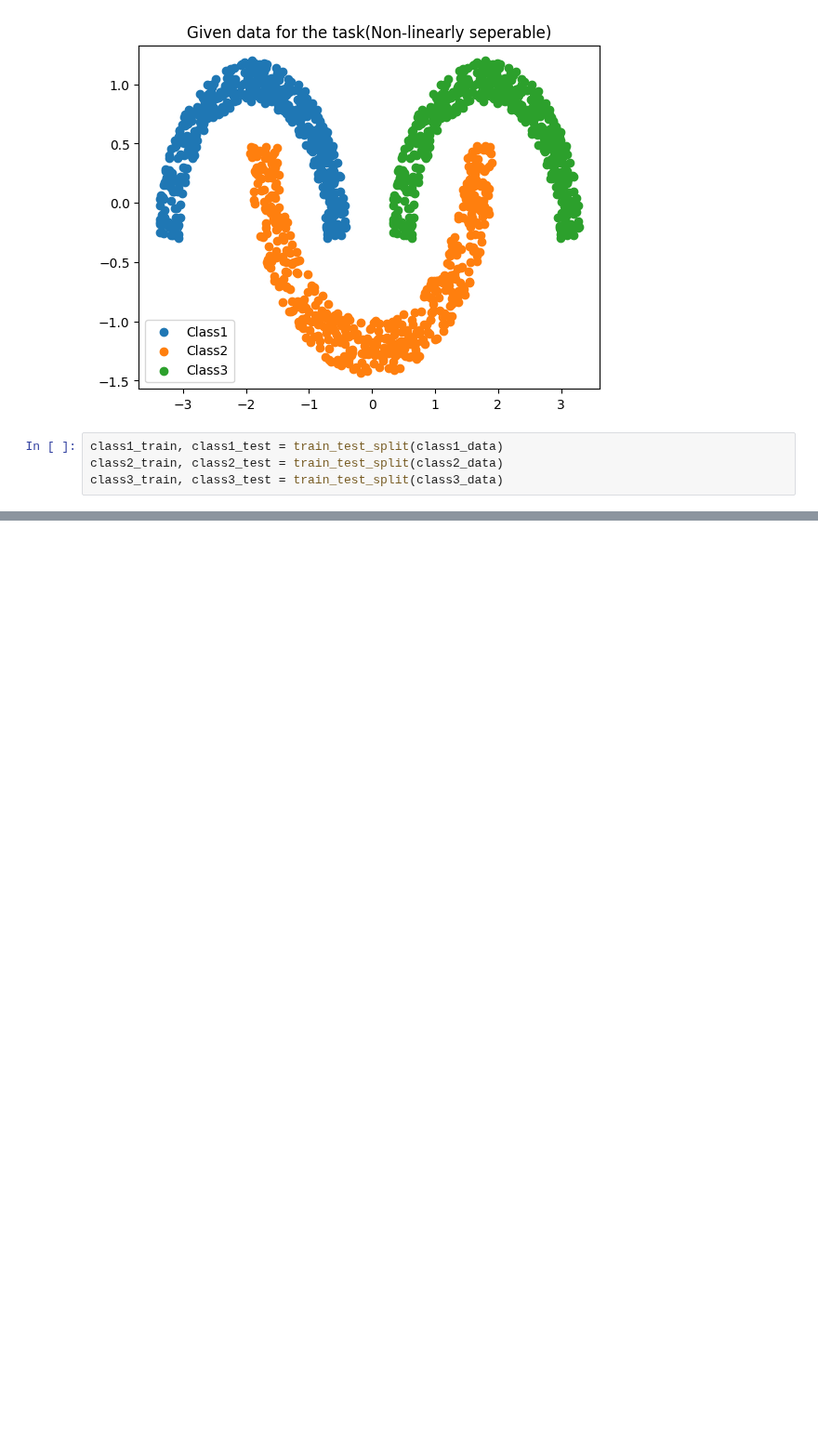
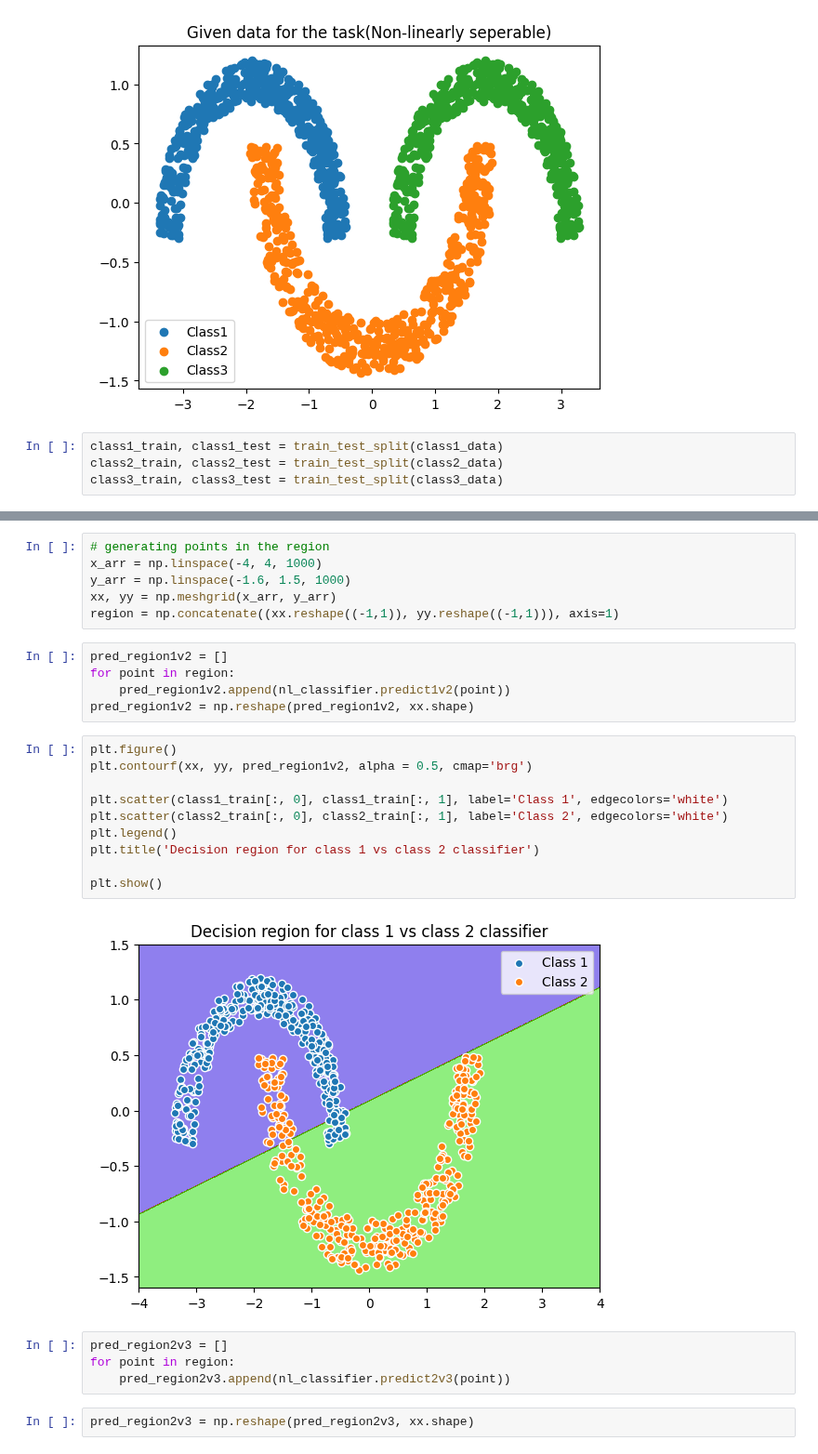
Before and after one commit to imraunav/Deep-Learning-and-Applications, a Jupyter notebook: classification_nonLinearData.ipynb, the cells around one changed output, grey strips where cells are left out. Shown at 93% size. Cells and saved outputs as stored; diff of their text form; blank space fills up the shorter version.

```diff
--- a/classification_nonLinearData.ipynb
+++ b/classification_nonLinearData.ipynb
@@ -58,0 +117,29 @@ plt.show()
+# %%
+# generating points in the region
+x_arr = np.linspace(-4, 4, 1000)
+y_arr = np.linspace(-1.6, 1.5, 1000)
+xx, yy = np.meshgrid(x_arr, y_arr)
+region = np.concatenate((xx.reshape((-1,1)), yy.reshape((-1,1))), axis=1)
+# %%
+pred_region1v2 = []
+for point in region:
+    pred_region1v2.append(nl_classifier.predict1v2(point))
+pred_region1v2 = np.reshape(pred_region1v2, xx.shape)
+# %%
+plt.figure()
+plt.contourf(xx, yy, pred_region1v2, alpha = 0.5, cmap='brg')
+
+plt.scatter(class1_train[:, 0], class1_train[:, 1], label='Class 1', edgecolors='white')
+plt.scatter(class2_train[:, 0], class2_train[:, 1], label='Class 2', edgecolors='white')
+plt.legend()
+plt.title('Decision region for class 1 vs class 2 classifier')
+
+plt.show()
+# %% [output]
+[figure, added]
+# %%
+pred_region2v3 = []
+for point in region:
+    pred_region2v3.append(nl_classifier.predict2v3(point))
+# %%
+pred_region2v3 = np.reshape(pred_region2v3, xx.shape)
```
Also changed, not shown: parts of 11 cells of this notebook.
